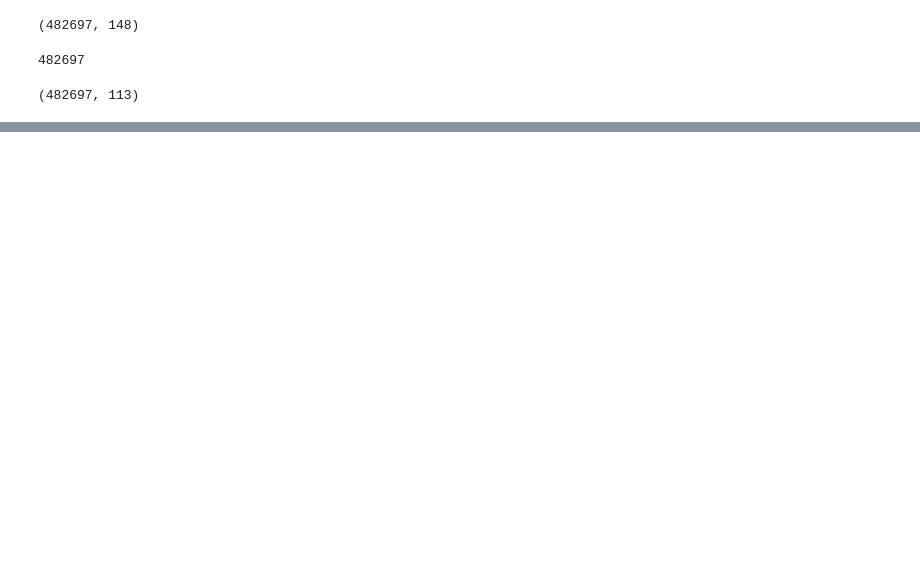
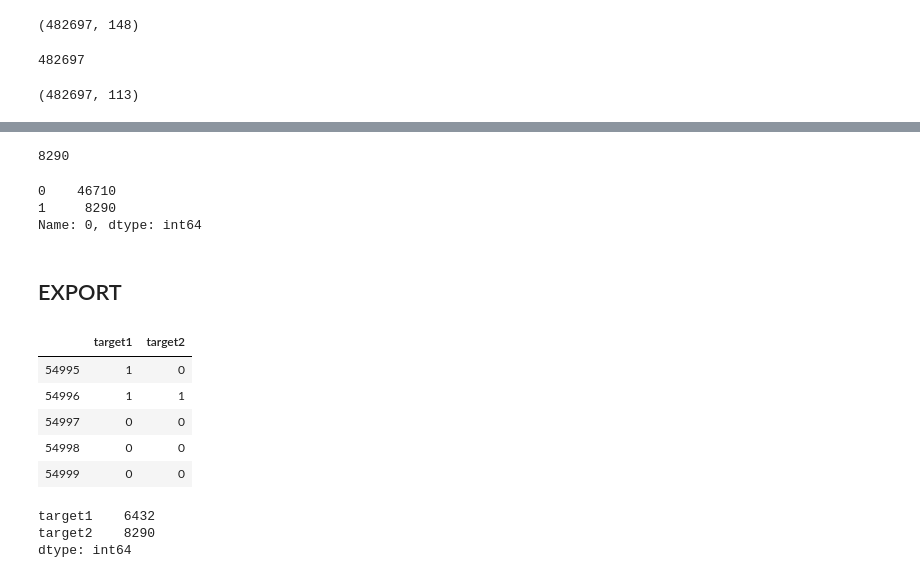
Before and after one commit to luwu29/IAA_profiles, a Jupyter notebook: ML_project-Copy1.ipynb, the cells around one changed output, grey strips where cells are left out. Cells and saved outputs as stored; diff of their text form; code cells hidden in the pictures; blank space fills up the shorter version.

```diff
--- a/ML_project-Copy1.ipynb
+++ b/ML_project-Copy1.ipynb
@@ -538,0 +1004,3 @@ precision_score(valid_target1, xgb_predict) #Best so far
+# %%
+#predict it on test_target2
+test['target2']=model_4_2.predict(test.iloc[:, :-1])
@@ -620,0 +1169,3 @@ X.shape #reduced it to 113
+# %%
+test_predict1=model_4.predict(test)
+test_predict1.sum()
@@ -620,0 +1176,35 @@ X.shape #reduced it to 113
+# %%
+test_predict2=model_4_2.predict(test)
+# %%
+test_predict2.sum()
+# %% [output]
+8290
+# %%
+##or i=0.45
+pred_proba_2 = pd.DataFrame(test_predict2)
+test_predict2_classy= pred_proba_2.applymap(lambda x: 1 if x>0.45 else 0)
+test_predict2_classy.iloc[:,0].value_counts() ####THE SAME!
+# %% [output]
+0    46710
+1     8290
+Name: 0, dtype: int64
+# %% [markdown]
+## EXPORT
+# %%
+
+dataset = pd.DataFrame({'target1': test_predict1, 'target2': test_predict2})
+# %%
+dataset.tail()
+# %% [output]
+|  | target1 | target2 |
+| 54995 | 1 | 0 |
+| 54996 | 1 | 1 |
+| 54997 | 0 | 0 |
+| 54998 | 0 | 0 |
+| 54999 | 0 | 0 |
+# %%
+dataset.apply(lambda x: x.sum())
+# %% [output]
+target1    6432
+target2    8290
+dtype: int64
```
Also changed, not shown: parts of 62 cells of this notebook.
